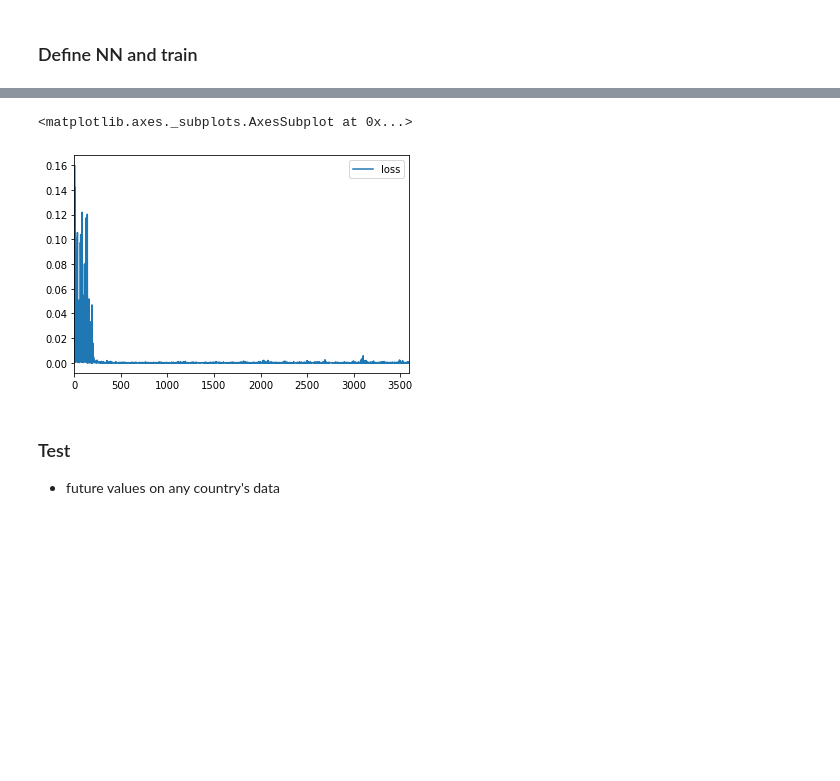
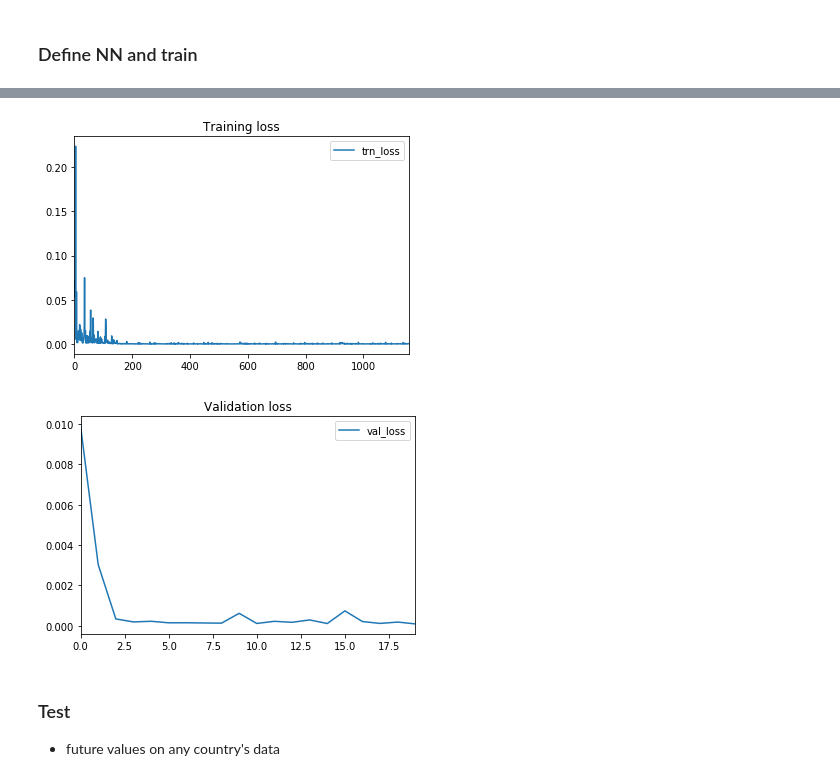
Before and after one commit to VICS-CORE/stats, a Jupyter notebook: 10_RNN.ipynb, the cells around one changed output, grey strips where cells are left out. Cells and saved outputs as stored; diff of their text form; code cells hidden in the pictures; blank space fills up the shorter version.

Commit message:
Added train-val loss

```diff
--- a/10_RNN.ipynb
+++ b/10_RNN.ipynb
@@ -100,8 +100,13 @@ cnf = in_cnf # np.append(it_cnf, es_cnf)
 SEQ_LEN = 5
 dataset = get_rnn_dataset(cnf, SEQ_LEN)
 
-seq_data_loader = tdt.DataLoader(dataset, shuffle=False, batch_size=1)
-rnd_data_loader = tdt.DataLoader(dataset, shuffle=True, batch_size=1)
+val_len = int(0.2 * len(dataset))
+train_len = len(dataset) - val_len
+train_set, val_set = tdt.random_split(dataset, (train_len, val_len))
+
+seq_train_loader = tdt.DataLoader(train_set, shuffle=False, batch_size=1)
+rnd_train_loader = tdt.DataLoader(train_set, shuffle=True, batch_size=1)
+val_loader = tdt.DataLoader(val_set, shuffle=True, batch_size=1)
 # %% [markdown]
 ### Define NN and train
 # %%
@@ -149,38 +154,51 @@ loss_fn = tnn.MSELoss()
 optimizer = top.Adam(model.parameters(), lr=LEARNING_RATE)
 
 # TRAIN
-loss_vals = []
-pred_vals = []
+trn_loss_vals = []
+val_loss_vals = []
 
-NUM_EPOCHS = 50
+NUM_EPOCHS = 20
 for e in range(NUM_EPOCHS):
-    for i, data in enumerate(rnd_data_loader):
+    # train
+    for i, data in enumerate(rnd_train_loader):
         ip, op = data
-
-        # set grads to 0
-        optimizer.zero_grad()
-
-        # predict
-        pred, _ = model(ip.view(SEQ_LEN, 1, 1))
-
-        # calc loss
-        loss = loss_fn(pred, op.view(SEQ_LEN))
+        optimizer.zero_grad() # set grads to 0
+        pred, _ = model(ip.view(SEQ_LEN, 1, 1)) # predict
+        loss = loss_fn(pred, op.view(SEQ_LEN)) # calc loss
+        loss.backward() # calc and assign grads
+        optimizer.step() # update weights
 
         # logging
-        loss_vals.append(loss.item())
+        trn_loss_vals.append(loss.item())
         if i == 0:
-            print("Epoch:", e, "Iter:", f"{i:3}", "Loss:", f"{loss.item(): .5f}", "Out:", f"{pred.view(SEQ_LEN)[-1].item()*10000: .2f}", "Ex:", f"{op.view(SEQ_LEN)[-1].item()*10000: .2f}")
+#             print("epoch:", f"{e:3}", "iter:", f"{i:3}", "trn_loss:", f"{loss.item(): .5f}")
+            pass
 
-        # assign grads
-        loss.backward()
+    # val after each epoch
+    with torch.no_grad():
+        val_losses = []
+        for i, data in enumerate(val_loader):
+            ip, op = data
+            pred, _ = model(ip.view(SEQ_LEN, 1, 1))
+            loss = loss_fn(pred, op.view(SEQ_LEN))
+            val_losses.append(loss)
+        avg_val_loss = torch.stack(val_losses).mean().item()
+        val_loss_vals.append(avg_val_loss)
+        print("epoch:", f"{e:3}", "val_loss:", f"{avg_val_loss: .5f}")
 
-        # update weights
-        optimizer.step()
+df_trn_loss = pd.DataFrame({
+    'trn_loss': trn_loss_vals
+})
+_ = df_trn_loss.plot(
+    y='trn_loss',
+    title='Training loss'
+)
 
-df_loss = pd.DataFrame({
-    'loss': loss_vals
+df_val_loss = pd.DataFrame({
+    'val_loss': val_loss_vals
 })
-df_loss.plot(
-    y='loss'
+_ = df_val_loss.plot(
+    y='val_loss',
+    title='Validation loss'
 )
 # %% [output]
@@ -204,5 +225,5 @@ Epoch: 49 Iter:   0 Loss:  0.00002 Out:  238.85 Ex:  221.50
-<matplotlib.axes._subplots.AxesSubplot at 0x...>
-[figure, old version]
+[figure, new version]
+[figure, added]
 # %% [markdown]
 ### Test
 - future values on any country's data
```
Also changed, not shown: parts of 5 cells of this notebook.
